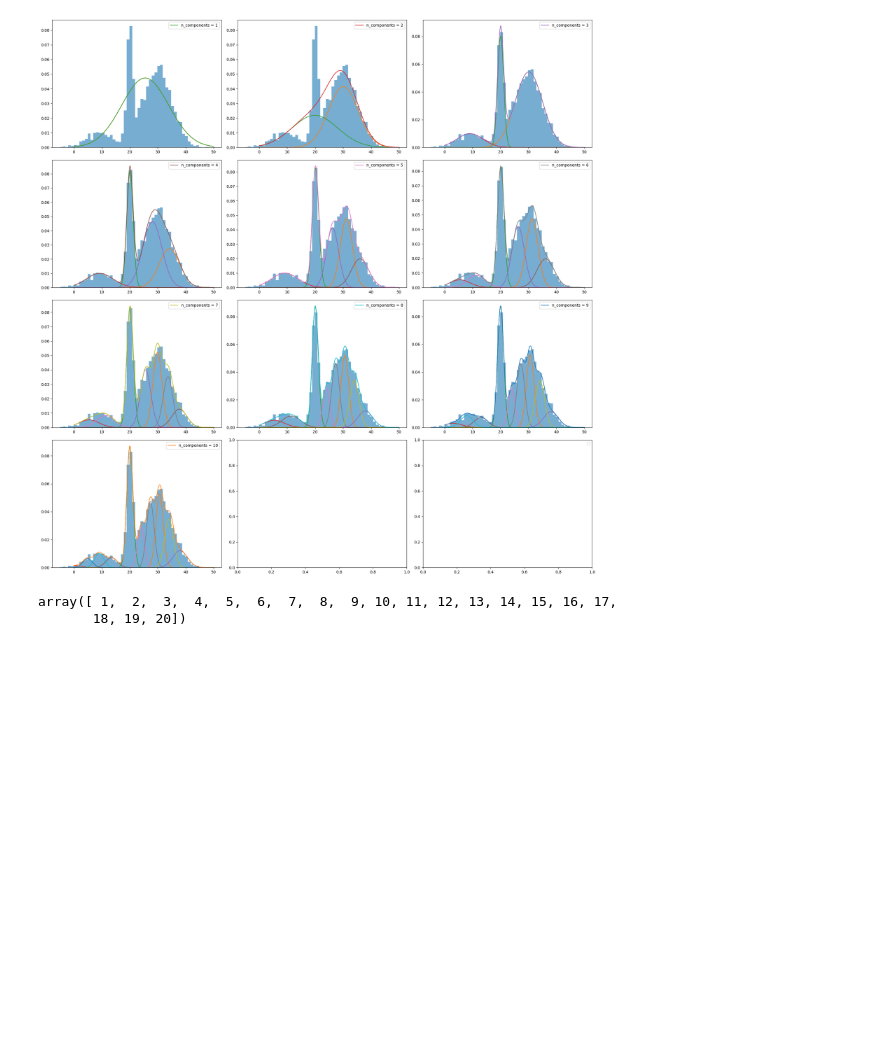
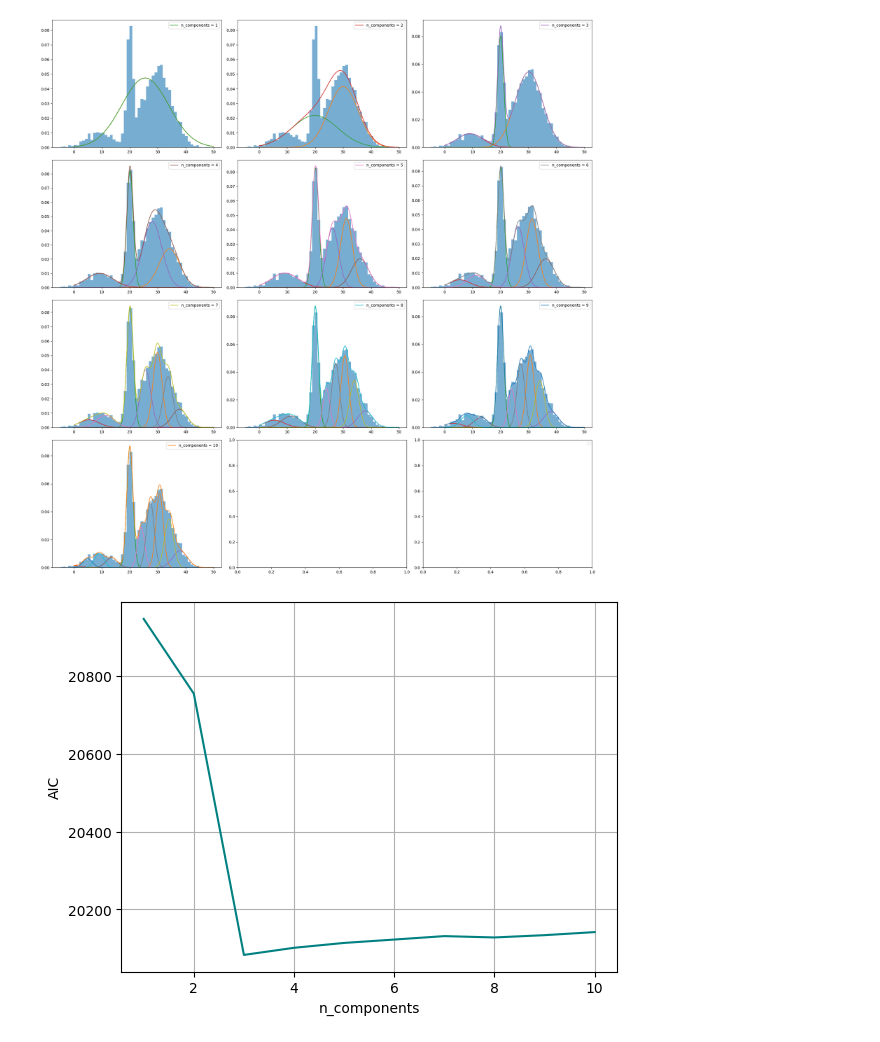
Before and after one commit to malvibellotti/astrostatistics_bicocca_2024, a Jupyter notebook: working/lecture_6_formation_channels.ipynb, the cells around one changed output. Drawn from its saved outputs; the diff is of its cells as text; code cells hidden in the pictures; blank space fills up the shorter version.

```diff
--- a/working/lecture_6_formation_channels.ipynb
+++ b/working/lecture_6_formation_channels.ipynb
@@ -135,7 +135,7 @@ plt.legend()
 n_components = np.arange(1, 11)
 x = np.linspace(0, 50, 1000).reshape(-1, 1)
 
-
+aic = []
 fig, axs = plt.subplots(4, 3, figsize=(20, 20))
 
 
@@ -147,8 +147,10 @@ for idx, n in enumerate(n_components):
 
 
     gm = GaussianMixture(n_components=n, random_state=0).fit(data)
+    aic.append(gm.aic(data))
+
+
     ax.hist(data, int(len(data)**0.5),  alpha=0.6, density=True)
-
     for i in range(n):
         gaussian = norm.pdf(x, gm.means_[i][0], np.sqrt(gm.covariances_[i][0]))
 
@@ -161,13 +163,14 @@ for idx, n in enumerate(n_components):
     #print(gm.covariances_)
 
 plt.tight_layout()
-plt.legend()
 plt.show()
 # %% [output]
 No artists with labels found to put in legend.  Note that artists whose label start with an underscore are ignored when legend() is called with no argument.
 [figure]
-# %%
-np.arange(1, 21)
-# %% [output]
-array([ 1,  2,  3,  4,  5,  6,  7,  8,  9, 10, 11, 12, 13, 14, 15, 16, 17,
-       18, 19, 20])
+# %%
+plt.plot(n_components, aic, color='teal')
+plt.xlabel('n_components')
+plt.ylabel('AIC')
+plt.grid()
+# %% [output]
+[figure, added]
```
Also changed, not shown: parts of 1 cell of this notebook.
